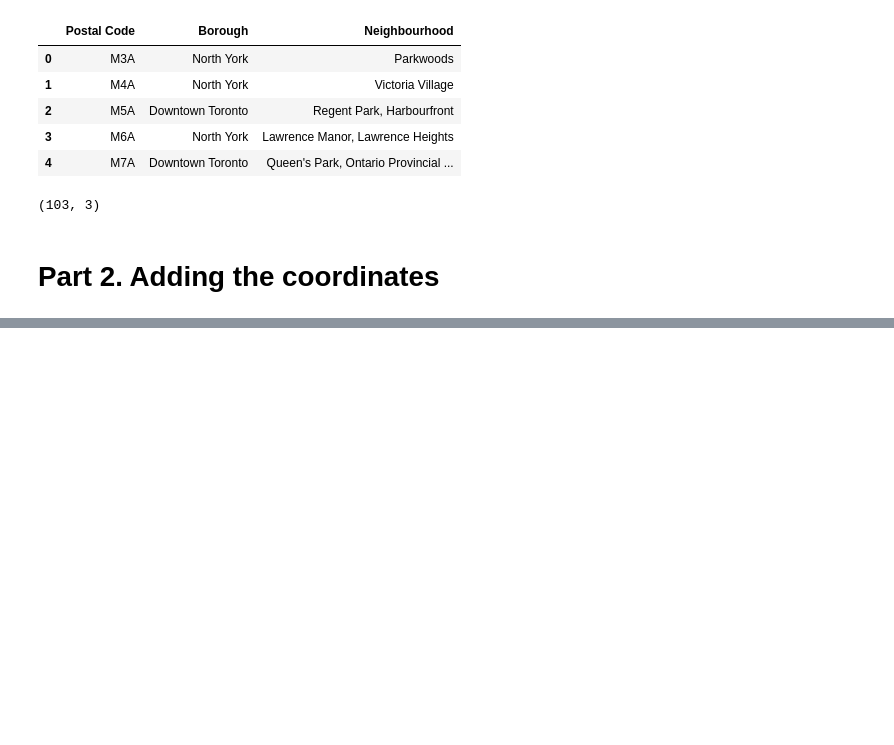
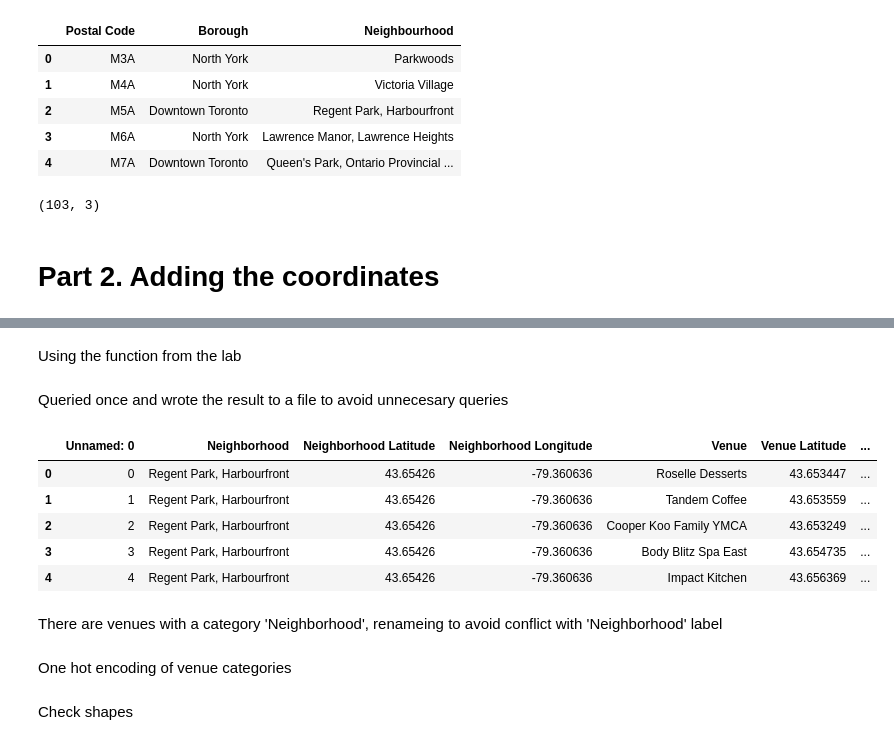
Before and after one commit to pit-muc/Coursera_Capstone, a Jupyter notebook: Neighborhoods.ipynb, the cells around one changed output, grey strips where cells are left out. Drawn from its saved outputs; the diff is of its cells as text; code cells hidden in the pictures; blank space fills up the shorter version.

```diff
--- a/Neighborhoods.ipynb
+++ b/Neighborhoods.ipynb
@@ -54,0 +63,7 @@ neighborhoods
+# %%
+from geopy.geocoders import Nominatim
+import requests
+from pandas.io.json import json_normalize
+import folium
+pd.options.display.max_columns = None
+pd.options.display.max_rows = None
@@ -54,0 +108,2 @@ neighborhoods
+# %% [markdown]
+Using the function from the lab
@@ -54,0 +150,17 @@ neighborhoods
+# %% [markdown]
+Queried once and wrote the result to a file to avoid unnecesary queries
+# %%
+#toronto_venues = getNearbyVenues(neighborhoods['Neighbourhood'], neighborhoods['Latitude'], neighborhoods['Longitude'])
+#toronto_venues.to_csv('toronto_venues.csv')
+toronto_venues = pd.read_csv('toronto_venues.csv')
+# %%
+toronto_venues.head()
+# %% [output]
+|  | Unnamed: 0 | Neighborhood | Neighborhood Latitude | Neighborhood Longitude | Venue | Venue Latitude | ... |
+| 0 | 0 | Regent Park, Harbourfront | 43.65426 | -79.360636 | Roselle Desserts | 43.653447 | ... |
+| 1 | 1 | Regent Park, Harbourfront | 43.65426 | -79.360636 | Tandem Coffee | 43.653559 | ... |
+| 2 | 2 | Regent Park, Harbourfront | 43.65426 | -79.360636 | Cooper Koo Family YMCA | 43.653249 | ... |
+| 3 | 3 | Regent Park, Harbourfront | 43.65426 | -79.360636 | Body Blitz Spa East | 43.654735 | ... |
+| 4 | 4 | Regent Park, Harbourfront | 43.65426 | -79.360636 | Impact Kitchen | 43.656369 | ... |
+# %% [markdown]
+There are venues with a category 'Neighborhood', renameing to avoid conflict with 'Neighborhood' label
@@ -54,0 +169,2 @@ neighborhoods
+# %% [markdown]
+One hot encoding of venue categories
@@ -54,0 +173,2 @@ neighborhoods
+# %% [markdown]
+Check shapes
```
Also changed, not shown: parts of 31 cells of this notebook, 1 other file.
